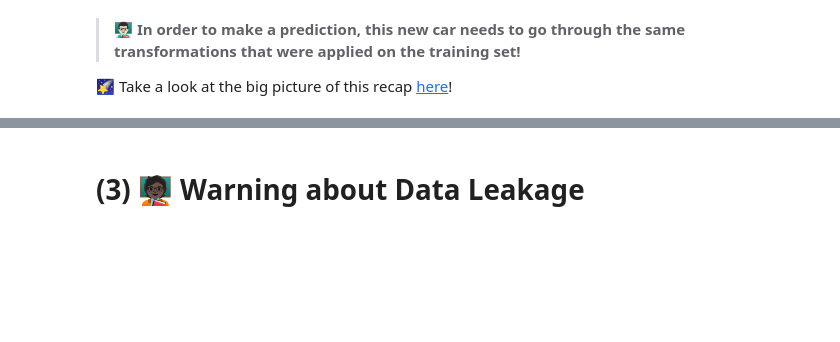
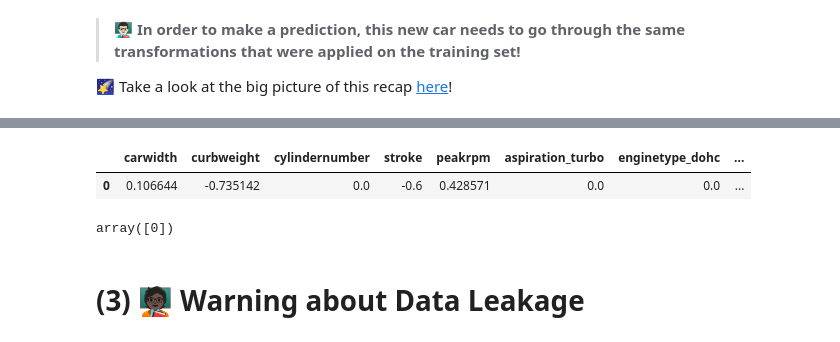
Before and after one commit to itsyeren/data-car-preparation, a Jupyter notebook: Recap - The Cars Dataset.ipynb, the cells around one changed output, grey strips where cells are left out. Saved outputs shown, nothing was run; the diff lists cells and outputs as text; code cells hidden in the pictures; blank space fills up the shorter version.

```diff
--- a/Recap - The Cars Dataset.ipynb
+++ b/Recap - The Cars Dataset.ipynb
@@ -498,4 +522,5 @@ new_car
 # %%
 # 0 - Fixing anomalous data
 
-pass  # YOUR CODE HERE
+new_car["cylindernumber"] = 4
+new_car
@@ -509,0 +530,11 @@ pass  # YOUR CODE HERE
+# %%
+# 1 - Scaling numerical features
+
+print("🔴 Before scaling:")
+num_features = new_car.select_dtypes(exclude=["object"]).copy()
+display(num_features)
+
+print("🟢 After scaling:")
+num_features_scaled = robust_scaler.transform(num_features)
+
+display(num_features_scaled)
@@ -509,0 +548,10 @@ pass  # YOUR CODE HERE
+# %%
+# 2 - Encoding categorical features
+
+print("🔴 Before encoding:")
+categorical_features = new_car.select_dtypes(include=["object"]).copy()
+display(categorical_features)
+
+print("🟢 After encoding:")
+categorical_encoded_features = ohe.transform(categorical_features)
+display(categorical_encoded_features)
@@ -510,4 +565,8 @@ pass  # YOUR CODE HERE
 # %%
 # 3 - Concatenating numerical and categorical features
 
-pass  # YOUR CODE HERE
+new_car_preprocessed = pd.concat([num_features_scaled, categorical_encoded_features], axis=1)
+new_car_preprocessed
+# %% [output]
+|  | carwidth | curbweight | cylindernumber | stroke | peakrpm | aspiration_turbo | enginetype_dohc | ... |
+| 0 | 0.106644 | -0.735142 | 0.0 | -0.6 | 0.428571 | 0.0 | 0.0 | ... |
@@ -518,3 +573,10 @@ pass  # YOUR CODE HERE
+# %%
+# 4 - Prediction
+
+predicted_category = logreg.predict(new_car_preprocessed)
+predicted_category
+# %% [output]
+array([0])
 # %% [markdown]
 # (3) 🧑🏿‍🏫 Warning about Data Leakage
 # %% [markdown]
```
Also changed, not shown: parts of 15 cells of this notebook.
